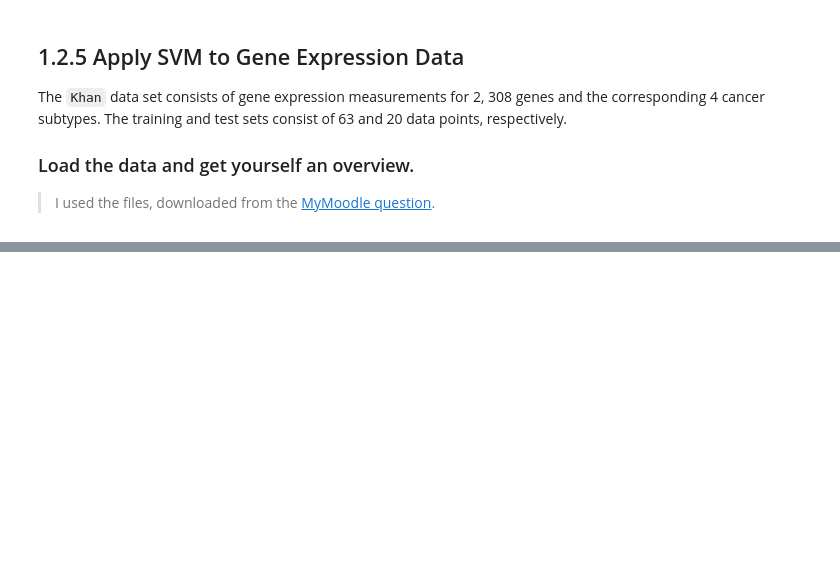
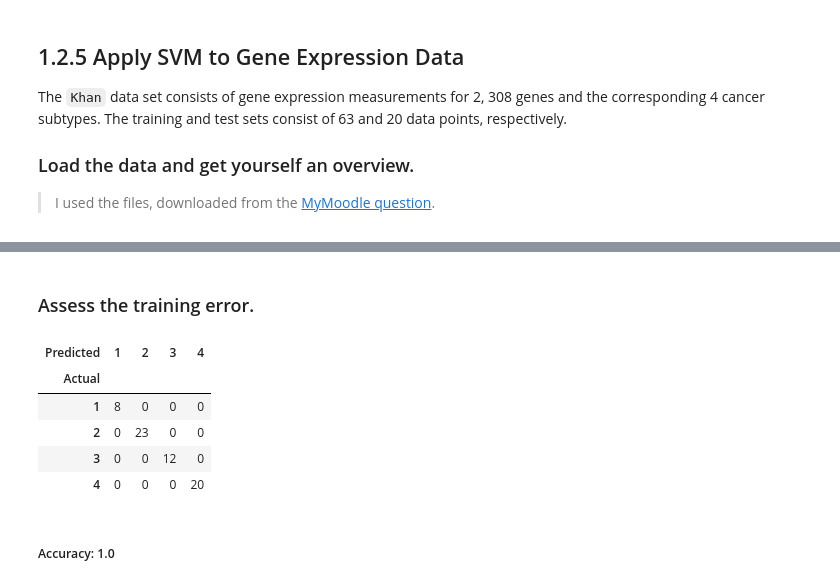
Before and after one commit to shevchenkobn/ml-practice, a Jupyter notebook: a7/a7.ipynb, the cells around one changed output, grey strips where cells are left out. Drawn from its saved outputs; the diff is of its cells as text; code cells hidden in the pictures; blank space fills up the shorter version.

```diff
--- a/a7/a7.ipynb
+++ b/a7/a7.ipynb
@@ -671,0 +718,5 @@ Khan_xtest shape: (20, 2308)
+# %%
+reset_random(42)
+params = {'C': 10}
+svc_fit = fit_svc(khan_train_x_df, khan_train_y_df.squeeze(), kernel='linear', **params)
+print_svm(svc_fit, params.keys())
@@ -671,0 +734,14 @@ Khan_xtest shape: (20, 2308)
+# %% [markdown]
+### Assess the training error.
+# %%
+ct_df = crosstable_df(svc_fit.classes_, khan_train_y_df.squeeze().to_numpy(), svc_fit.predict(khan_train_x_df))
+display(ct_df)
+display(Markdown(f'##### Accuracy: {accuracy(ct_df)}'))
+# %% [output]
+| Predicted | 1 | 2 | 3 | 4 |
+| Actual |  |  |  |  |
+| 1 | 8 | 0 | 0 | 0 |
+| 2 | 0 | 23 | 0 | 0 |
+| 3 | 0 | 0 | 12 | 0 |
+| 4 | 0 | 0 | 0 | 20 |
+##### Accuracy: 1.0
```
Also changed, not shown: parts of 8 cells of this notebook, 2 other files.
